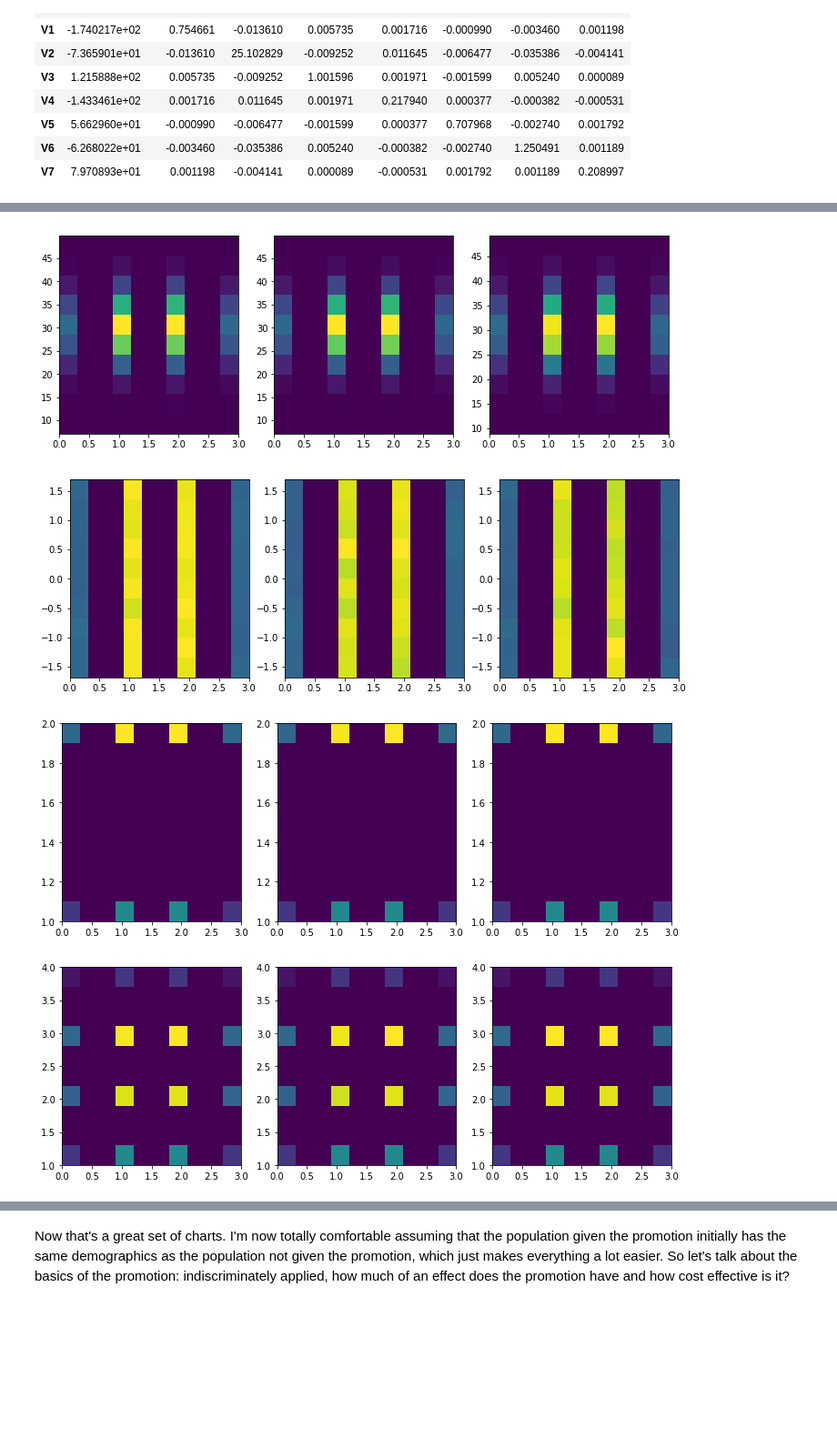
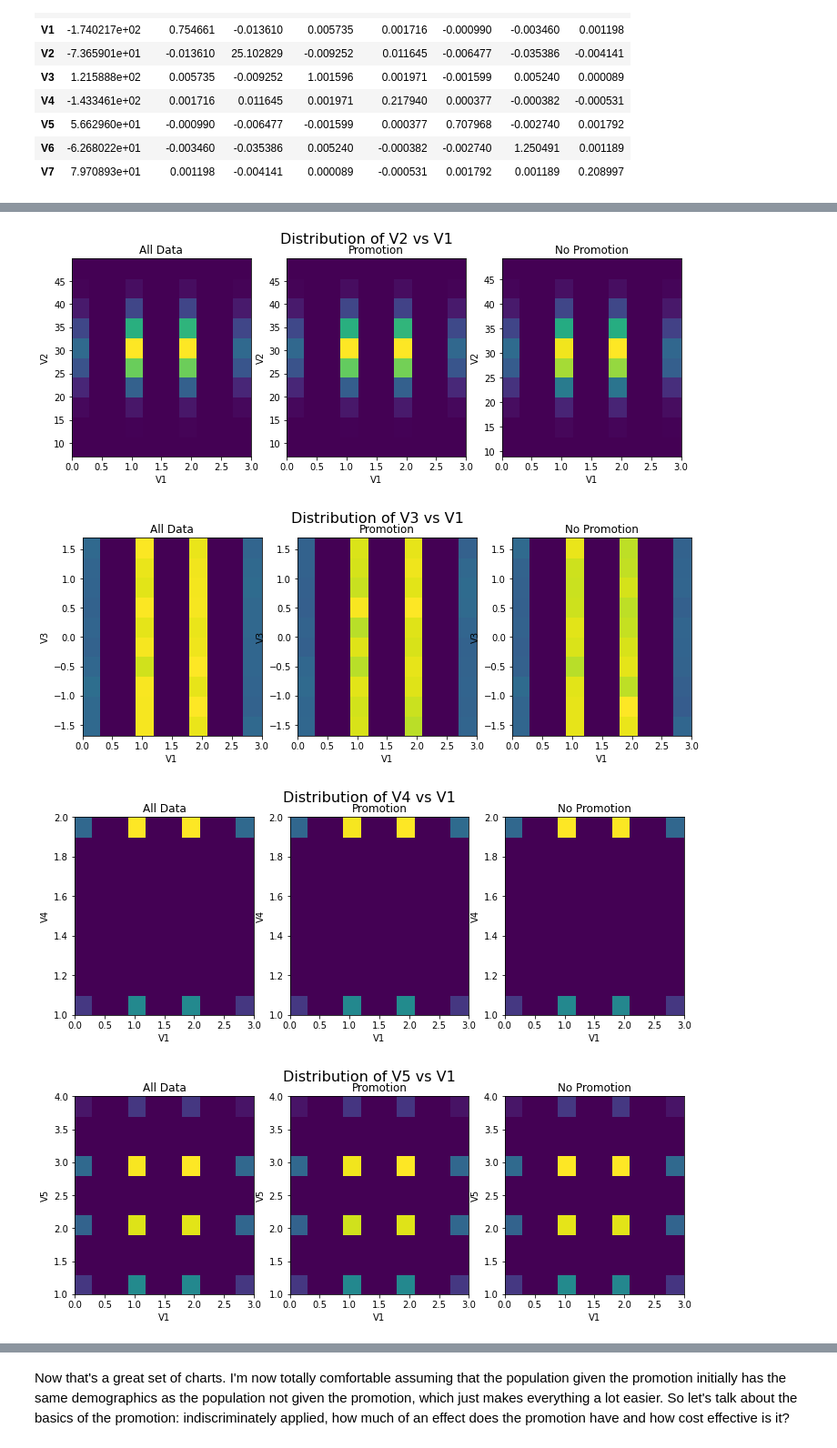
Before and after one commit to crgl/starbucks, a Jupyter notebook: Starbucks.ipynb, the cells around one changed output, grey strips where cells are left out. Shown at 91% size. Saved outputs shown, nothing was run; the diff lists cells and outputs as text; code cells hidden in the pictures; blank space fills up the shorter version.

Commit message:
Refine data exploration phase

```diff
--- a/Starbucks.ipynb
+++ b/Starbucks.ipynb
@@ -227,0 +128,17 @@ To the floats! V2 varies between ~7 and ~50, so it's not normalized, but it coul
+# %%
+features = ['V1', 'V2', 'V3', 'V4', 'V5', 'V6', 'V7']
+
+
+# Compare the control and experimental marginal distributions
+# for each feature
+fig, axs = plt.subplots(3, 3)
+for i, feature in enumerate(features):
+    no_promote = X_trainl[X_trainl['Promotion'] == 'No'][feature]
+    promote = X_trainl[X_trainl['Promotion'] == 'Yes'][feature]
+    ax = axs[i // 3][i % 3]
+    ax.hist([no_promote, promote])
+    ax.legend(["No Promotion",  "Promotion"])
+    ax.set_title(feature)
+fig.set_size_inches(15, 15)
+plt.suptitle("Control and Experimental Marginal Distributions for All Features", fontsize=16)
+plt.show()
@@ -272,16 +195,26 @@ Alright! So we can say, at a casual level, that everything works out. I might ru
 # %%
 for var1 in range(7):
     for var2 in range(var1 + 1, 7):
         v1 = "V{}".format(var1 + 1)
         v2 = "V{}".format(var2 + 1)
         fig, (ax1, ax2, ax3) = plt.subplots(1, 3)
         fig.set_size_inches(12, 4)
         ax1.hist2d(X_trainl[v1], X_trainl[v2])
+        ax1.set_title("All Data")
+        ax1.set_xlabel("{}".format(v1))
+        ax1.set_ylabel("{}".format(v2))
         ax2.hist2d(promotion[v1], promotion[v2])
+        ax2.set_title("Promotion")
+        ax2.set_xlabel("{}".format(v1))
+        ax2.set_ylabel("{}".format(v2))
         ax3.hist2d(no_promotion[v1], no_promotion[v2])
+        ax3.set_title("No Promotion")
+        ax3.set_xlabel("{}".format(v1))
+        ax3.set_ylabel("{}".format(v2))
+        plt.suptitle("Distribution of {} vs {}".format(v2, v1), fontsize=16)
         plt.show()
 # %% [output]
-[figure, old version]
+[figure, new version]
-[figure, old version]
+[figure, new version]
-[figure, old version]
+[figure, new version]
-[figure, old version]
+[figure, new version]
```
Also changed, not shown: parts of 20 cells of this notebook.
